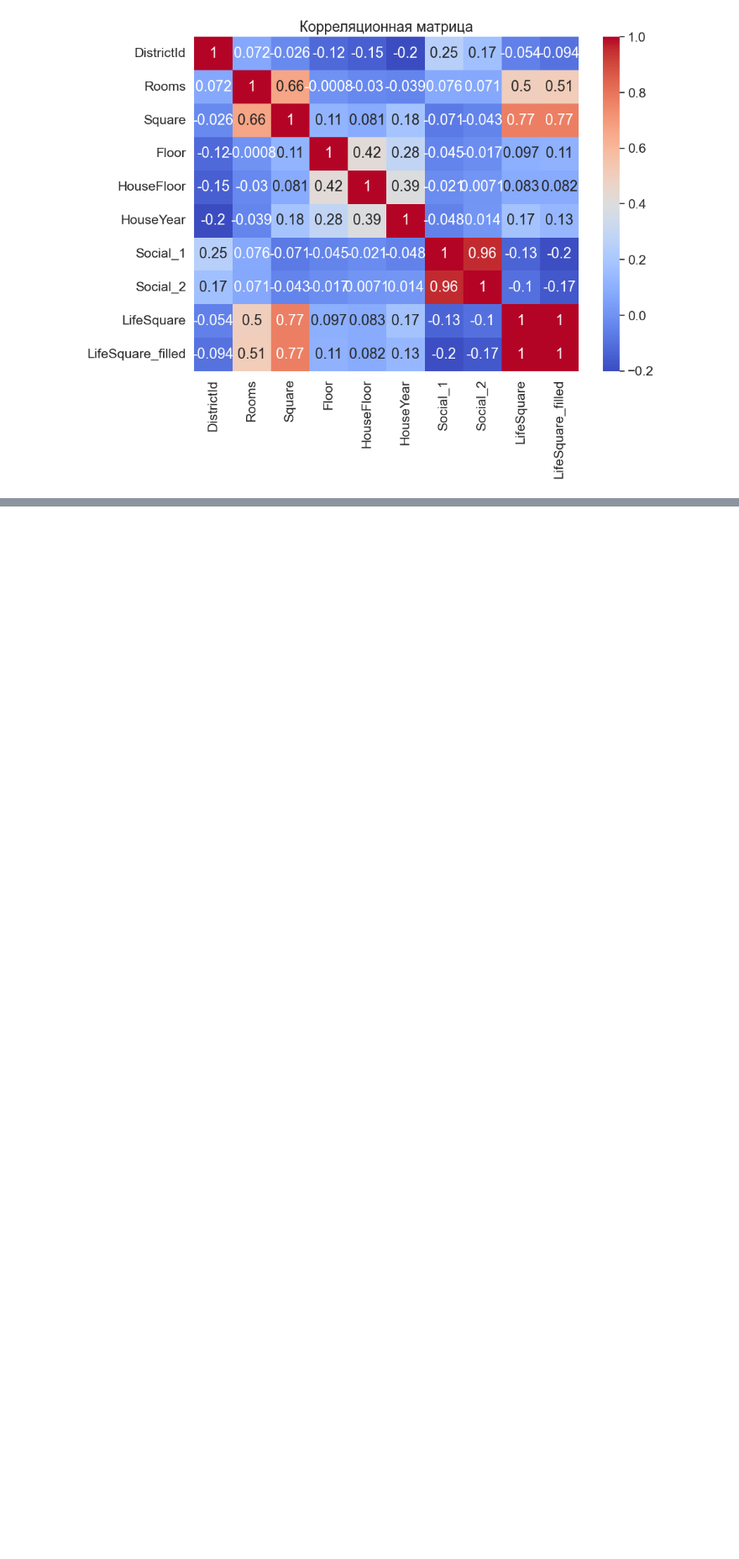
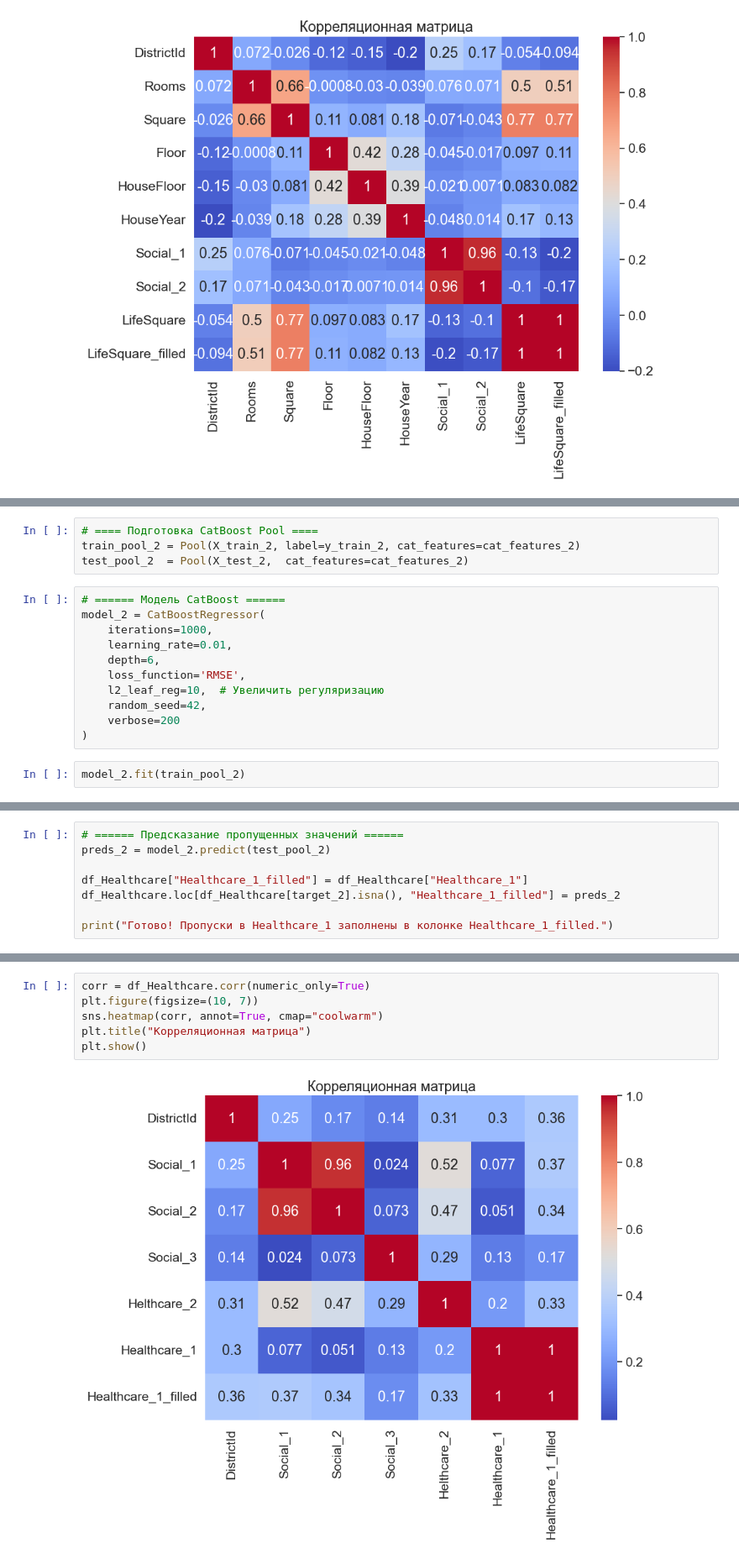
Before and after one commit to KorbovskiyOleg/DataScience, a Jupyter notebook: DataScince/Готовый курсовой проект/OKorbovsky_solution.ipynb, the cells around one changed output, grey strips where cells are left out. Shown at 84% size. Cells and saved outputs as stored; diff of their text form; blank space fills up the shorter version.

```diff
--- a/DataScince/Готовый курсовой проект/OKorbovsky_solution.ipynb
+++ b/DataScince/Готовый курсовой проект/OKorbovsky_solution.ipynb
@@ -492,0 +530,17 @@ df_LifeSquare
+# %%
+# ==== Подготовка CatBoost Pool ====
+train_pool_2 = Pool(X_train_2, label=y_train_2, cat_features=cat_features_2)
+test_pool_2  = Pool(X_test_2,  cat_features=cat_features_2)
+# %%
+# ====== Модель CatBoost ======
+model_2 = CatBoostRegressor(
+    iterations=1000,
+    learning_rate=0.01,
+    depth=6,
+    loss_function='RMSE',
+    l2_leaf_reg=10,  # Увеличить регуляризацию
+    random_seed=42,
+    verbose=200
+)
+# %%
+model_2.fit(train_pool_2)
@@ -492,0 +555,8 @@ df_LifeSquare
+# %%
+# ====== Предсказание пропущенных значений ======
+preds_2 = model_2.predict(test_pool_2)
+
+df_Healthcare["Healthcare_1_filled"] = df_Healthcare["Healthcare_1"]
+df_Healthcare.loc[df_Healthcare[target_2].isna(), "Healthcare_1_filled"] = preds_2
+
+print("Готово! Пропуски в Healthcare_1 заполнены в колонке Healthcare_1_filled.")
@@ -492,0 +587,8 @@ df_LifeSquare
+# %%
+corr = df_Healthcare.corr(numeric_only=True)
+plt.figure(figsize=(10, 7))
+sns.heatmap(corr, annot=True, cmap="coolwarm")
+plt.title("Корреляционная матрица")
+plt.show()
+# %% [output]
+[figure, added]
```
Also changed, not shown: parts of 19 cells of this notebook.
